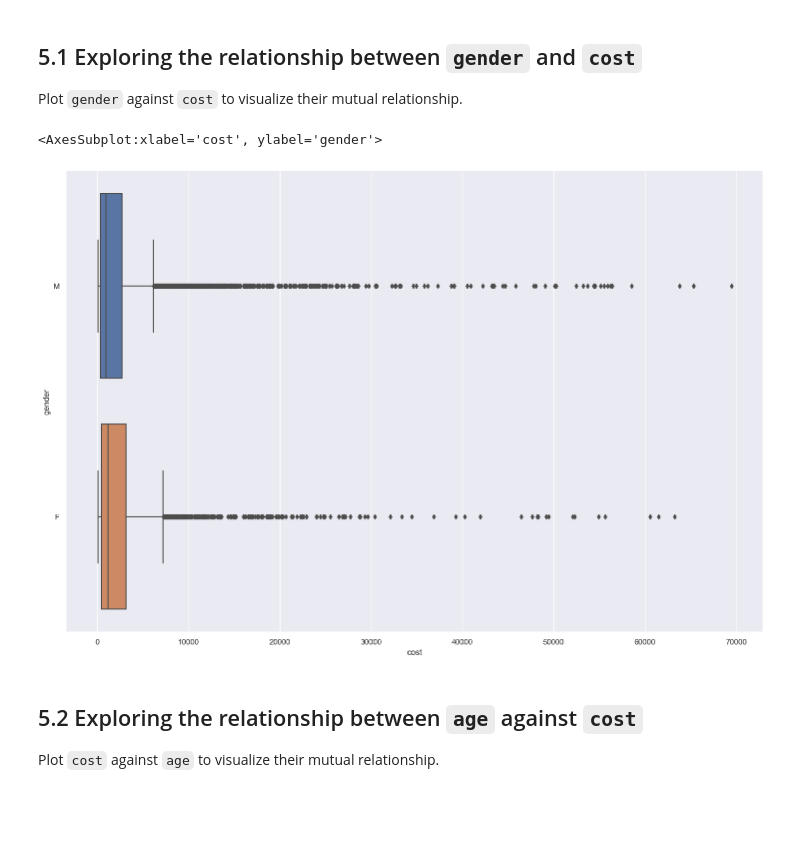
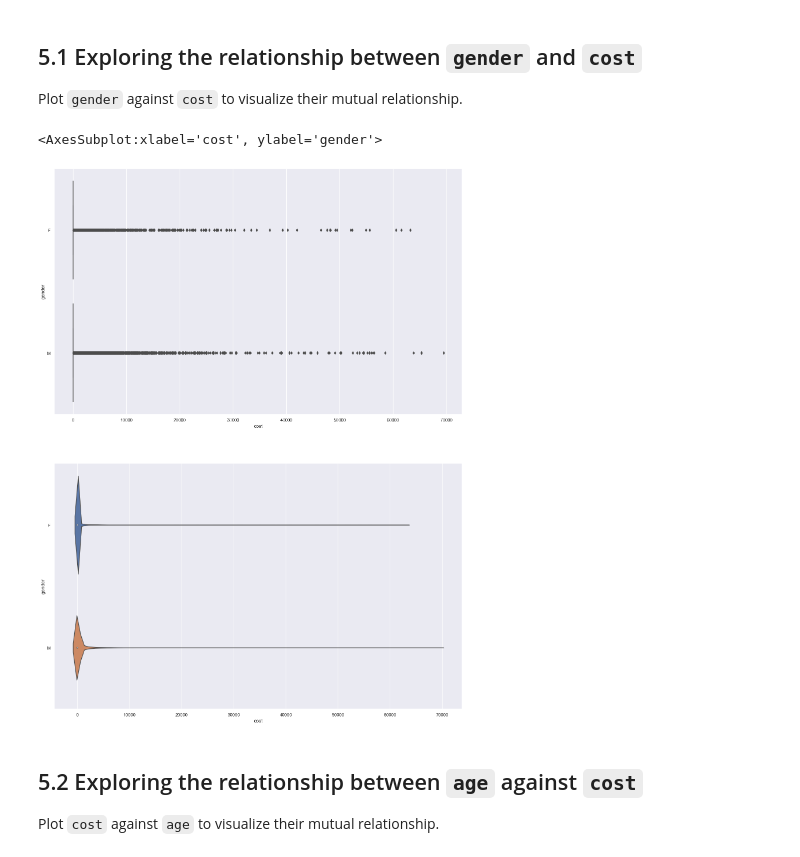
Before and after one commit to nataliecje/SC1015-vehicle-analysis, a Jupyter notebook: ben-eda-edited.ipynb, the cells around one changed output. Drawn from its saved outputs; the diff is of its cells as text; code cells hidden in the pictures; blank space fills up the shorter version.

```diff
--- a/ben-eda-edited.ipynb
+++ b/ben-eda-edited.ipynb
@@ -195,11 +222,12 @@ sb.boxplot(data=data, y='claims', x='traffic')
 ## 5.1 Exploring the relationship between `gender` and `cost`
 Plot `gender` against `cost` to visualize their mutual relationship.
 # %%
-f = plt.figure(figsize=(18,12))
-sb.boxplot(data=data_with_claims, y='gender', x='cost')
+f, axes = plt.subplots(2, 1, figsize=(18, 24))
+sb.boxplot(data = data, y='gender', x='cost', ax = axes[0])
+sb.violinplot(data = data, y='gender', x='cost', ax = axes[1])
 # %% [output]
 <AxesSubplot:xlabel='cost', ylabel='gender'>
-[figure, old version]
+[figure, new version]
 # %% [markdown]
 ## 5.2 Exploring the relationship between `age` against `cost`
 Plot `cost` against `age` to visualize their mutual relationship.
```
Also changed, not shown: parts of 8 cells of this notebook.
